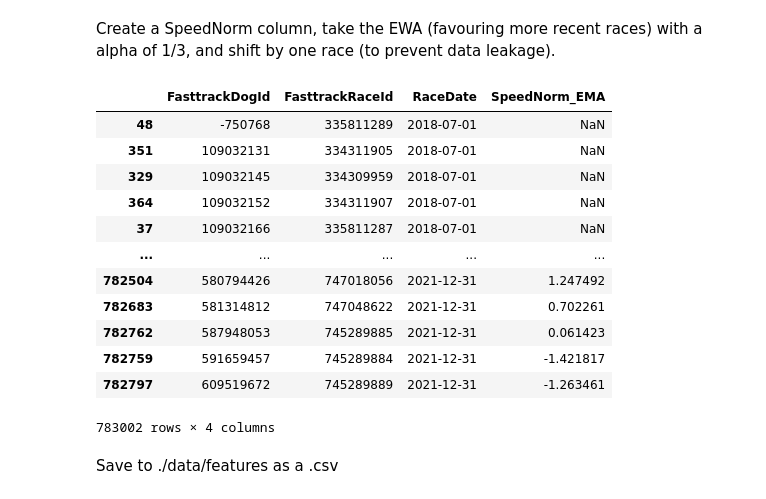
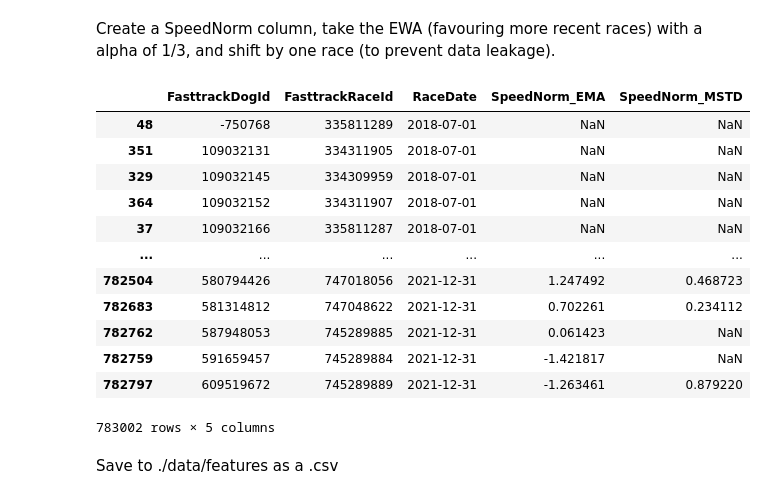
Before and after one commit to Isilisi/Greyhounds, a Jupyter notebook: feature-engineering/ema-speednorm-by-greyhound.ipynb, the cells around one changed output. Drawn from its saved outputs; the diff is of its cells as text; code cells hidden in the pictures.

Commit message:
Added a rolling SpeedNorm STD feature to prelim-logitistic-regression.ipynb from ema-speednorm-by-greyhound.ipynb

```diff
--- a/feature-engineering/ema-speednorm-by-greyhound.ipynb
+++ b/feature-engineering/ema-speednorm-by-greyhound.ipynb
@@ -48,44 +48,48 @@ Create a SpeedNorm column, take the EWA (favouring more recent races) with a alp
 # %%
 # Copy raw dataframe
 df = df_raw.copy()
 
 # Create SpeedNorm column - Normalise speed by Track and Distance
 df['Speed'] = df['Distance']/df['RunTime']
 df['SpeedNorm'] = df.groupby('TrackDist')['Speed'].transform(lambda x: zscore(x))
 
 # Limit SpeedNorm between (-4, 4) due to large outliers (injuries? small sample sizes?)
 def speednorm_limit(x):
     if x > 4:
         return 4
     elif x < -4:
         return -4
     else:
         return x
 df['SpeedNorm'] = df['SpeedNorm'].apply(lambda x: speednorm_limit(x))
 
 # Take the EMA SpeedNorm for each greyhound
 alpha_ = 0.2
 df = df.sort_values(by=['RaceDate', 'FasttrackDogId'], ascending=True)
 df["SpeedNorm_EMA"] = df.groupby("FasttrackDogId")["SpeedNorm"].transform(lambda x: x.ewm(alpha=alpha_).mean().shift(1))
 
+# Take moving standard deviation
+df = df.sort_values(by=['RaceDate', 'FasttrackDogId'], ascending=True)
+df["SpeedNorm_MSTD"] = df.groupby("FasttrackDogId")["SpeedNorm"].transform(lambda x: x.rolling(3).std().shift(1))
+
 # Take only columns of interest for merging
-df = df[['FasttrackDogId', 'FasttrackRaceId', 'RaceDate', 'SpeedNorm_EMA']]
+df = df[['FasttrackDogId', 'FasttrackRaceId', 'RaceDate', 'SpeedNorm_EMA', 'SpeedNorm_MSTD']]
 
 display(df)
 # %% [output]
-|  | FasttrackDogId | FasttrackRaceId | RaceDate | SpeedNorm_EMA |
-| 48 | -750768 | 335811289 | 2018-07-01 | NaN |
-| 351 | 109032131 | 334311905 | 2018-07-01 | NaN |
-| 329 | 109032145 | 334309959 | 2018-07-01 | NaN |
-| 364 | 109032152 | 334311907 | 2018-07-01 | NaN |
-| 37 | 109032166 | 335811287 | 2018-07-01 | NaN |
-| ... | ... | ... | ... | ... |
-| 782504 | 580794426 | 747018056 | 2021-12-31 | 1.247492 |
-| 782683 | 581314812 | 747048622 | 2021-12-31 | 0.702261 |
-| 782762 | 587948053 | 745289885 | 2021-12-31 | 0.061423 |
-| 782759 | 591659457 | 745289884 | 2021-12-31 | -1.421817 |
-| 782797 | 609519672 | 745289889 | 2021-12-31 | -1.263461 |
+|  | FasttrackDogId | FasttrackRaceId | RaceDate | SpeedNorm_EMA | SpeedNorm_MSTD |
+| 48 | -750768 | 335811289 | 2018-07-01 | NaN | NaN |
+| 351 | 109032131 | 334311905 | 2018-07-01 | NaN | NaN |
+| 329 | 109032145 | 334309959 | 2018-07-01 | NaN | NaN |
+| 364 | 109032152 | 334311907 | 2018-07-01 | NaN | NaN |
+| 37 | 109032166 | 335811287 | 2018-07-01 | NaN | NaN |
+| ... | ... | ... | ... | ... | ... |
+| 782504 | 580794426 | 747018056 | 2021-12-31 | 1.247492 | 0.468723 |
+| 782683 | 581314812 | 747048622 | 2021-12-31 | 0.702261 | 0.234112 |
+| 782762 | 587948053 | 745289885 | 2021-12-31 | 0.061423 | NaN |
+| 782759 | 591659457 | 745289884 | 2021-12-31 | -1.421817 | NaN |
+| 782797 | 609519672 | 745289889 | 2021-12-31 | -1.263461 | 0.879220 |
-783002 rows × 4 columns
+783002 rows × 5 columns
 # %% [markdown]
 Save to ./data/features as a .csv
 # %%
```
Also changed, not shown: 1 other file.
